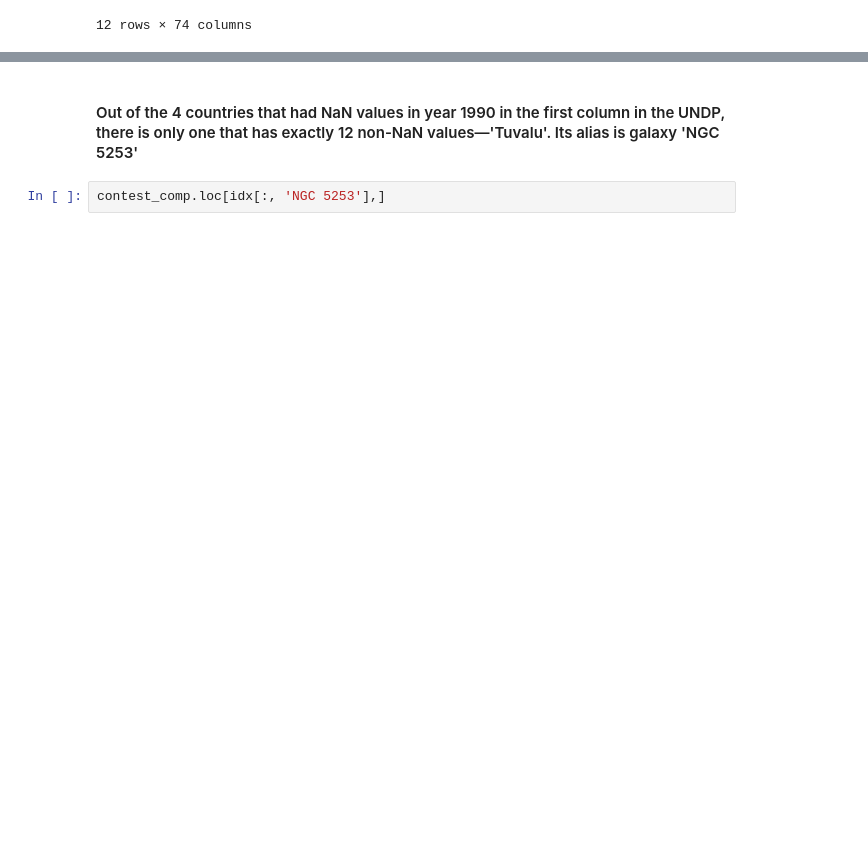
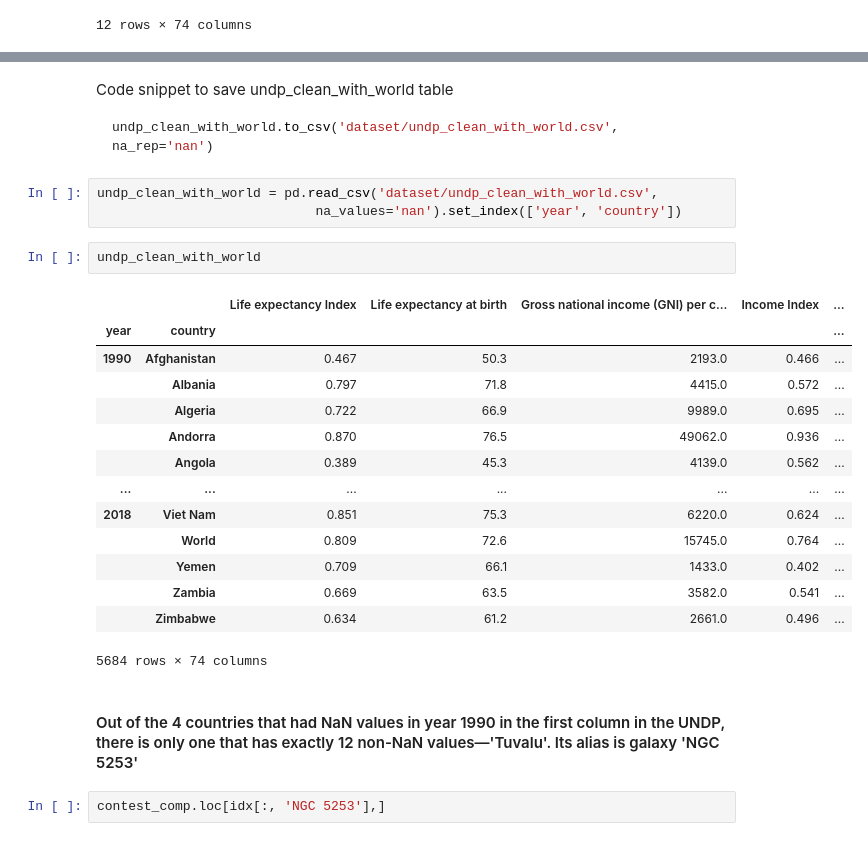
Before and after one commit to D1nay/prohack2020, a Jupyter notebook: Mapping countries to galaxies.ipynb, the cells around one changed output, grey strips where cells are left out. Cells and saved outputs as stored; diff of their text form; blank space fills up the shorter version.

````diff
--- a/Mapping countries to galaxies.ipynb
+++ b/Mapping countries to galaxies.ipynb
@@ -906,3 +635,28 @@ contest_comp.loc[idx[:, 'ESO 383-087 (ISG 39)'],]
+# %% [markdown]
+Code snippet to save undp_clean_with_world table
+```python
+undp_clean_with_world.to_csv('dataset/undp_clean_with_world.csv', na_rep='nan')
+```
+# %%
+undp_clean_with_world = pd.read_csv('dataset/undp_clean_with_world.csv',
+                            na_values='nan').set_index(['year', 'country'])
+# %%
+undp_clean_with_world
+# %% [output]
+|  |  | Life expectancy Index | Life expectancy at birth | Gross national income (GNI) per c... | Income Index | ... |
+| year | country |  |  |  |  | ... |
+| 1990 | Afghanistan | 0.467 | 50.3 | 2193.0 | 0.466 | ... |
+|  | Albania | 0.797 | 71.8 | 4415.0 | 0.572 | ... |
+|  | Algeria | 0.722 | 66.9 | 9989.0 | 0.695 | ... |
+|  | Andorra | 0.870 | 76.5 | 49062.0 | 0.936 | ... |
+|  | Angola | 0.389 | 45.3 | 4139.0 | 0.562 | ... |
+| ... | ... | ... | ... | ... | ... | ... |
+| 2018 | Viet Nam | 0.851 | 75.3 | 6220.0 | 0.624 | ... |
+|  | World | 0.809 | 72.6 | 15745.0 | 0.764 | ... |
+|  | Yemen | 0.709 | 66.1 | 1433.0 | 0.402 | ... |
+|  | Zambia | 0.669 | 63.5 | 3582.0 | 0.541 | ... |
+|  | Zimbabwe | 0.634 | 61.2 | 2661.0 | 0.496 | ... |
+5684 rows × 74 columns
 # %% [markdown]
 #### Out of the 4 countries that had NaN values in year 1990 in the first column in the UNDP, there is only one that has exactly 12 non-NaN values—'Tuvalu'. Its alias is galaxy 'NGC 5253'
 # %%
````
Also changed, not shown: parts of 62 cells of this notebook, 4 other files.
